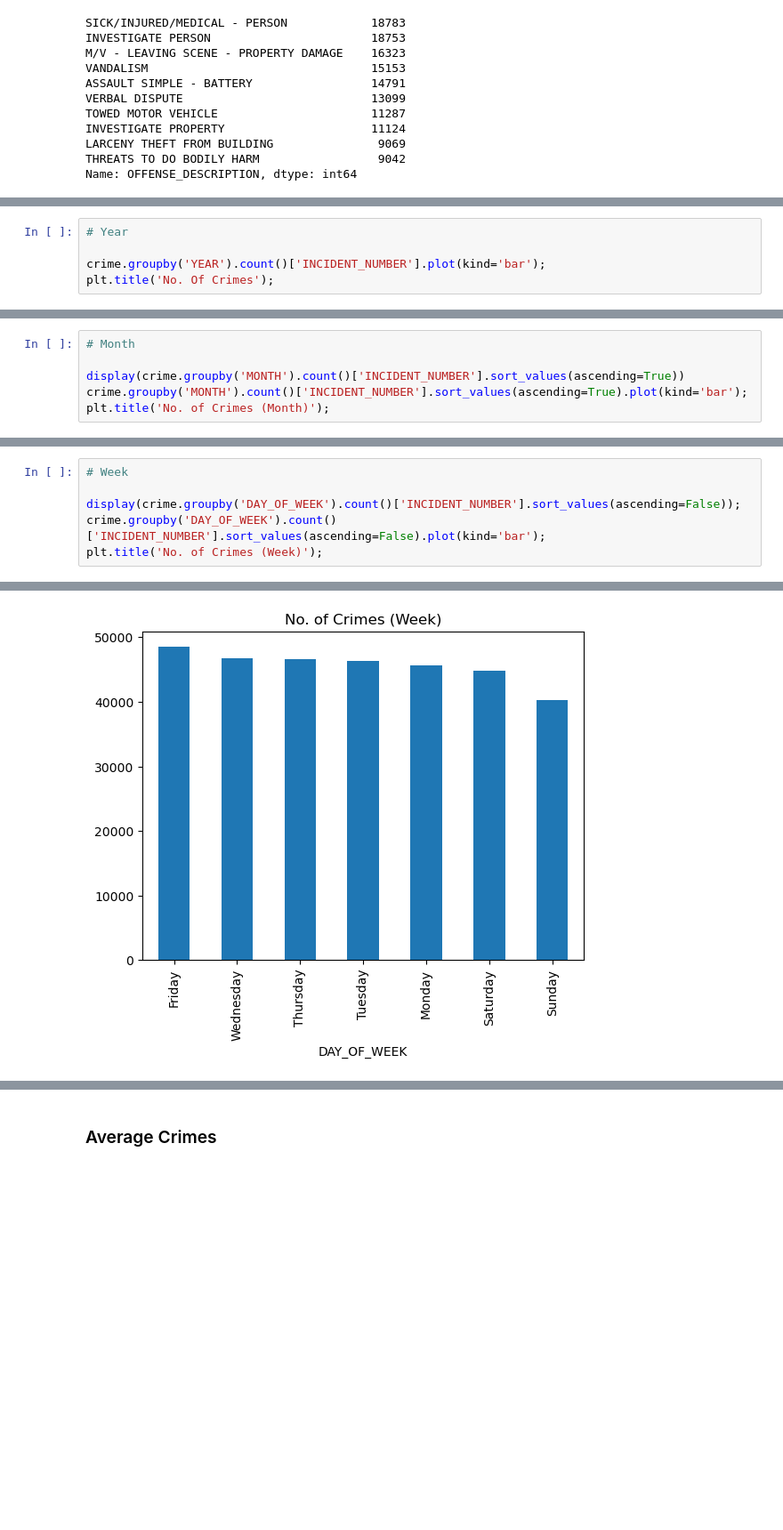
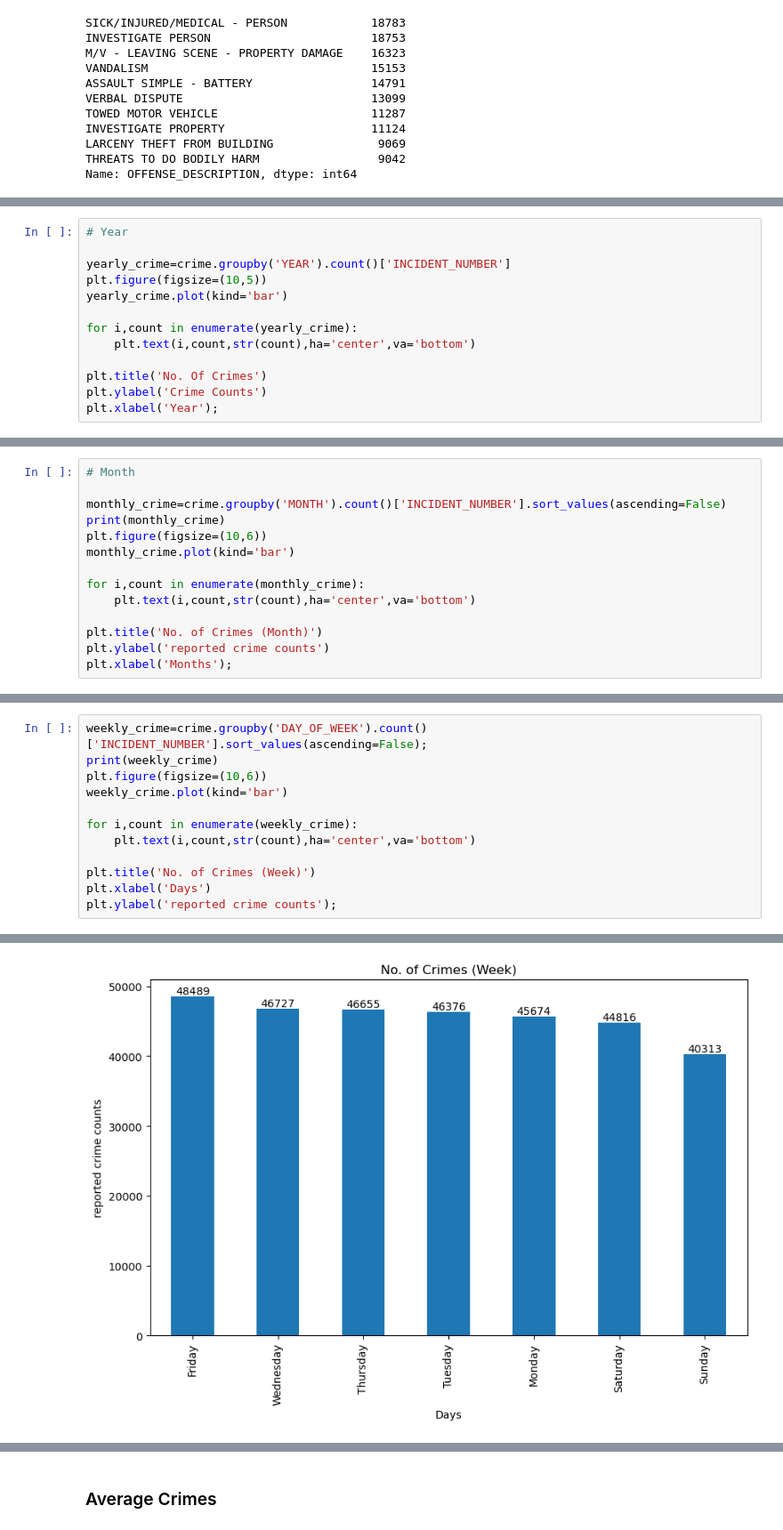
Before and after one commit to SamuelVincent67/Crime_Data, a Jupyter notebook: Crime Project.ipynb, the cells around one changed output, grey strips where cells are left out. Shown at 89% size. Drawn from its saved outputs; the diff is of its cells as text; blank space fills up the shorter version.

```diff
--- a/Crime Project.ipynb
+++ b/Crime Project.ipynb
@@ -358,6 +380,14 @@ Text(0.5, 1.0, 'Top 10 Offence Description')
 # %%
 # Year
 
-crime.groupby('YEAR').count()['INCIDENT_NUMBER'].plot(kind='bar');
-plt.title('No. Of Crimes');
+yearly_crime=crime.groupby('YEAR').count()['INCIDENT_NUMBER']
+plt.figure(figsize=(10,5))
+yearly_crime.plot(kind='bar')
+
+for i,count in enumerate(yearly_crime):
+    plt.text(i,count,str(count),ha='center',va='bottom')
+
+plt.title('No. Of Crimes')
+plt.ylabel('Crime Counts')
+plt.xlabel('Year');
 # %% [output]
@@ -365,8 +399,16 @@ plt.title('No. Of Crimes');
 # %%
 # Month
 
-display(crime.groupby('MONTH').count()['INCIDENT_NUMBER'].sort_values(ascending=True))
-crime.groupby('MONTH').count()['INCIDENT_NUMBER'].sort_values(ascending=True).plot(kind='bar');
-plt.title('No. of Crimes (Month)');
+monthly_crime=crime.groupby('MONTH').count()['INCIDENT_NUMBER'].sort_values(ascending=False)
+print(monthly_crime)
+plt.figure(figsize=(10,6))
+monthly_crime.plot(kind='bar')
+
+for i,count in enumerate(monthly_crime):
+    plt.text(i,count,str(count),ha='center',va='bottom')
+
+plt.title('No. of Crimes (Month)')
+plt.ylabel('reported crime counts')
+plt.xlabel('Months');
 # %% [output]
 MONTH
@@ -387,17 +433,23 @@ Name: INCIDENT_NUMBER, dtype: int64
 # %%
-# Week
+weekly_crime=crime.groupby('DAY_OF_WEEK').count()['INCIDENT_NUMBER'].sort_values(ascending=False);
+print(weekly_crime)
+plt.figure(figsize=(10,6))
+weekly_crime.plot(kind='bar')
 
-display(crime.groupby('DAY_OF_WEEK').count()['INCIDENT_NUMBER'].sort_values(ascending=False));
-crime.groupby('DAY_OF_WEEK').count()['INCIDENT_NUMBER'].sort_values(ascending=False).plot(kind='bar');
-plt.title('No. of Crimes (Week)');
+for i,count in enumerate(weekly_crime):
+    plt.text(i,count,str(count),ha='center',va='bottom')
+
+plt.title('No. of Crimes (Week)')
+plt.xlabel('Days')
+plt.ylabel('reported crime counts');
 # %% [output]
 DAY_OF_WEEK
 Friday       48489
 Wednesday    46727
 Thursday     46655
 Tuesday      46376
 Monday       45674
 Saturday     44816
 Sunday       40313
 Name: INCIDENT_NUMBER, dtype: int64
-[figure, old version]
+[figure, new version]
```
Also changed, not shown: parts of 25 cells of this notebook.
